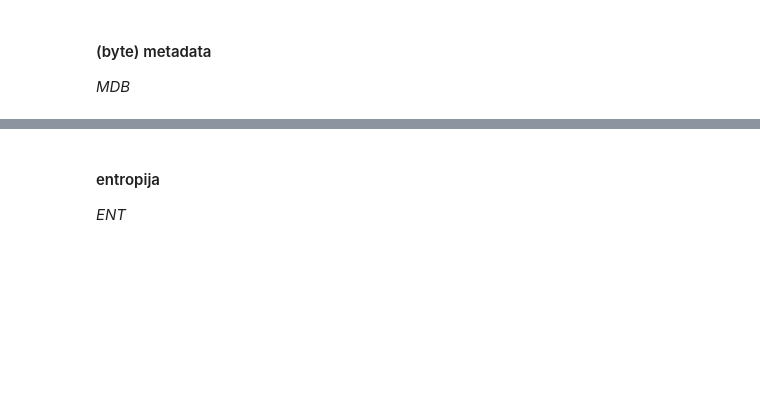
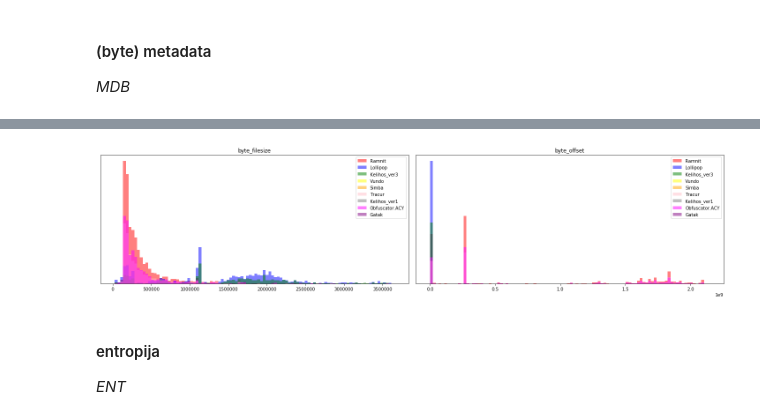
Before and after one commit to tomarga/Machine-Burning, a Jupyter notebook: [project proposal] microsoft malware classification.ipynb, the cells around one changed output, grey strips where cells are left out. Cells and saved outputs as stored; diff of their text form; code cells hidden in the pictures; blank space fills up the shorter version.

```diff
--- a/[project proposal] microsoft malware classification.ipynb
+++ b/[project proposal] microsoft malware classification.ipynb
@@ -78,0 +82,9 @@ malware_labels = pd.read_csv("https://raw.githubusercontent.com/tomarga/Machine-
+# %%
+classes_begining_and_end_in_features = { }
+last = 0
+
+for i in range(1,10):
+    classes_begining_and_end_in_features[i] = [last, len(features.loc[features.Class == i])]
+    last = len(features.loc[features.Class == i])
+
+print(classes_begining_and_end_in_features)
@@ -133,0 +188,4 @@ _MDB_
+# %%
+# METADATA značajke iz bytes datoteki
+metadata_bytes_features = features.iloc[:,258:260]
+metadata_bytes_features.head()
@@ -134,3 +199,10 @@ _MDB_
+# %%
+# ovo je za ravnomjernu raspodjelu max-min (ako se ne varam) ali na histogramima se ne vidi lijepo raspodjela podataka u tom slučaju
+# probala sam sa ovim dolje binsom, probati mozda sa meanom ili tako nešto
+#bins = [ i*1000 for i in range(100)]
+draw_histograms(metadata_bytes_features, 2, 1, 2, 100, True, 20, 5)
+# %% [output]
+[figure, added]
 # %% [markdown]
 #### entropija
 _ENT_
```
Also changed, not shown: parts of 55 cells of this notebook.
